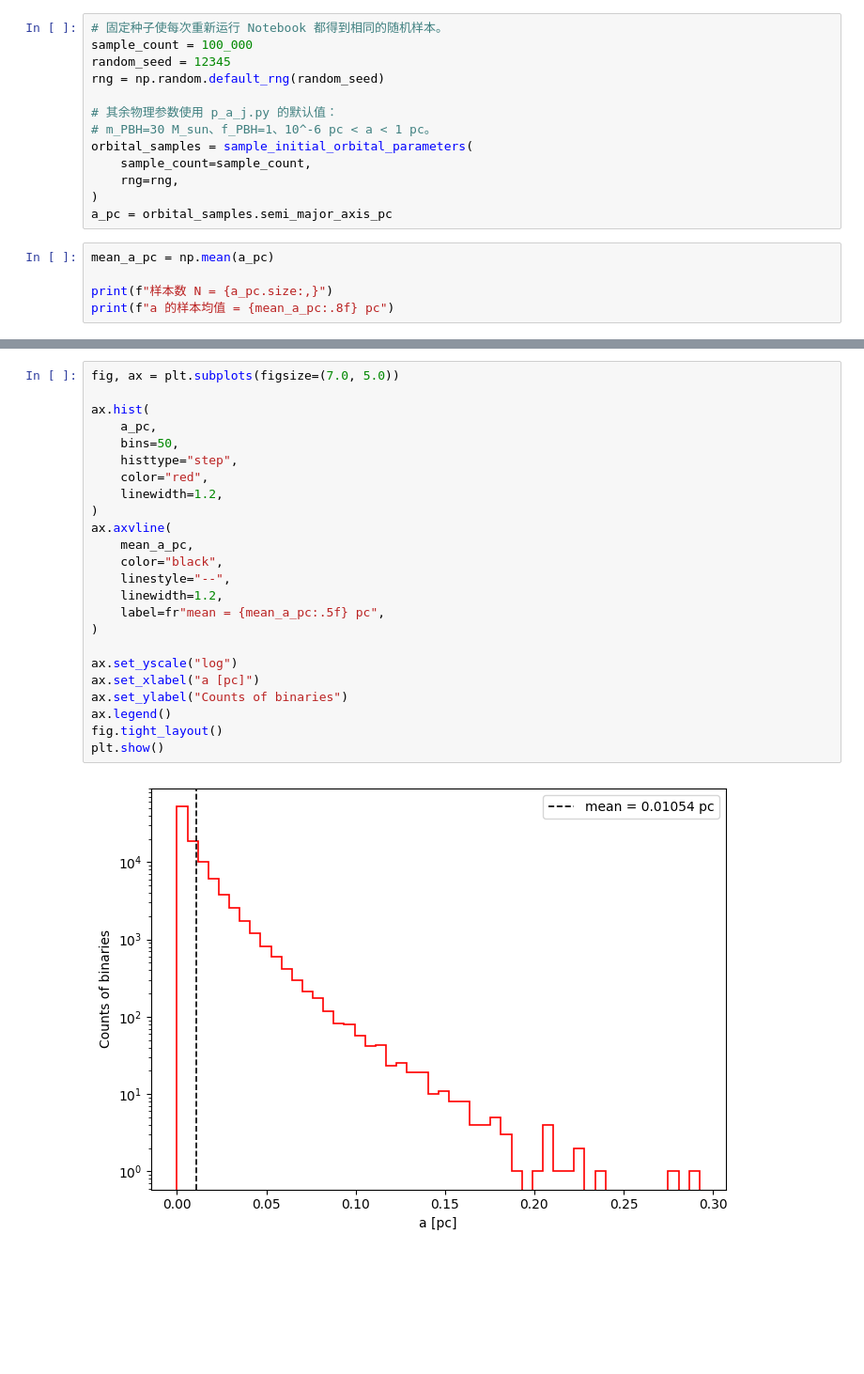
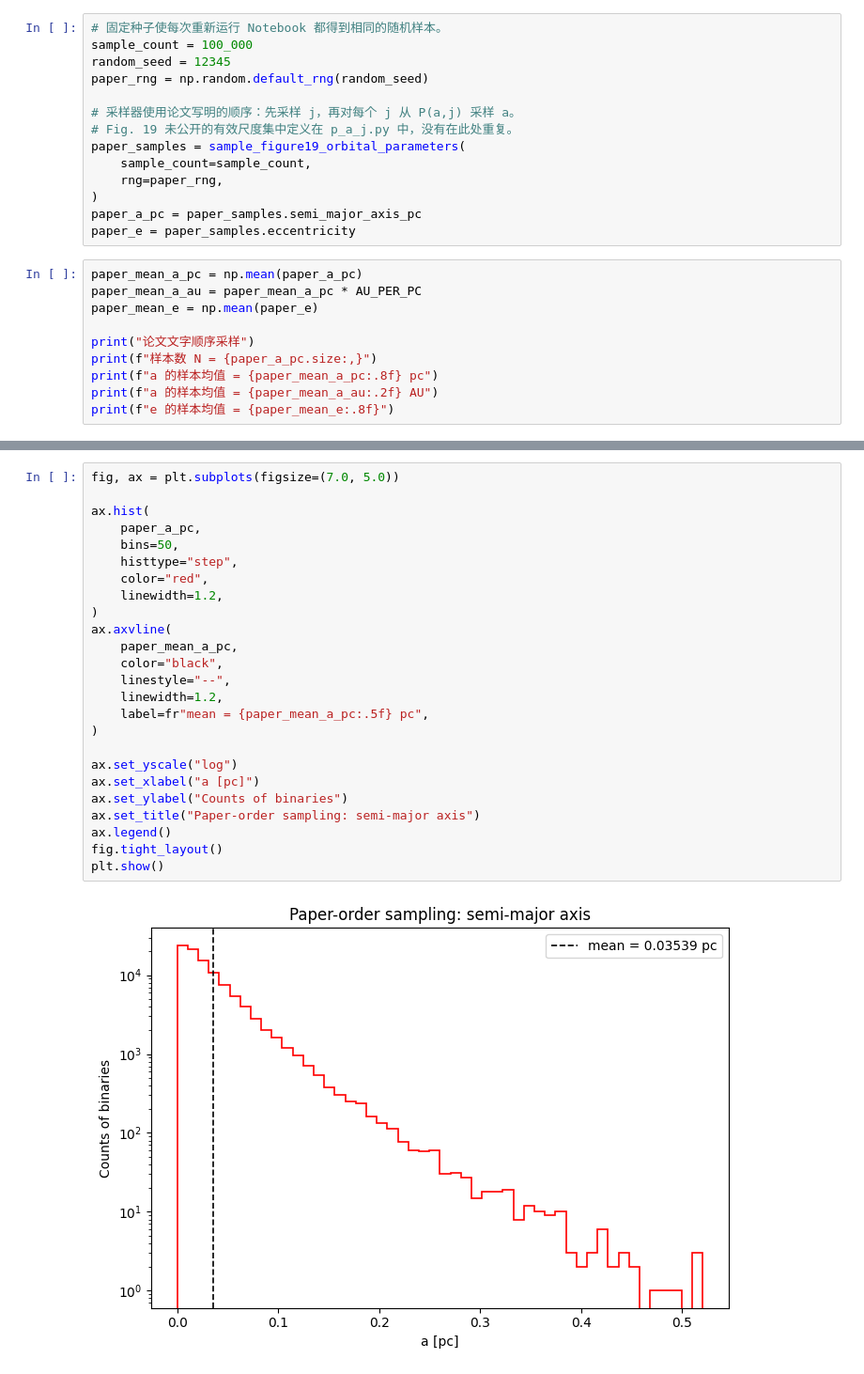
Before and after one commit to zehangstar/2-body-pbh-merger-channel-and-numerical-simulation-, a Jupyter notebook: notebooks/counts.ipynb, the cells around one changed output, grey strips where cells are left out. Shown at 94% size. Drawn from its saved outputs; the diff is of its cells as text; blank space fills up the shorter version.

```diff
--- a/notebooks/counts.ipynb
+++ b/notebooks/counts.ipynb
@@ -24,18 +33,24 @@ from p_a_j import sample_initial_orbital_parameters
 # 固定种子使每次重新运行 Notebook 都得到相同的随机样本。
 sample_count = 100_000
 random_seed = 12345
-rng = np.random.default_rng(random_seed)
+paper_rng = np.random.default_rng(random_seed)
 
-# 其余物理参数使用 p_a_j.py 的默认值：
-# m_PBH=30 M_sun、f_PBH=1、10^-6 pc < a < 1 pc。
-orbital_samples = sample_initial_orbital_parameters(
+# 采样器使用论文写明的顺序：先采样 j，再对每个 j 从 P(a,j) 采样 a。
+# Fig. 19 未公开的有效尺度集中定义在 p_a_j.py 中，没有在此处重复。
+paper_samples = sample_figure19_orbital_parameters(
     sample_count=sample_count,
-    rng=rng,
+    rng=paper_rng,
 )
-a_pc = orbital_samples.semi_major_axis_pc
+paper_a_pc = paper_samples.semi_major_axis_pc
+paper_e = paper_samples.eccentricity
 # %%
-mean_a_pc = np.mean(a_pc)
+paper_mean_a_pc = np.mean(paper_a_pc)
+paper_mean_a_au = paper_mean_a_pc * AU_PER_PC
+paper_mean_e = np.mean(paper_e)
 
-print(f"样本数 N = {a_pc.size:,}")
-print(f"a 的样本均值 = {mean_a_pc:.8f} pc")
+print("论文文字顺序采样")
+print(f"样本数 N = {paper_a_pc.size:,}")
+print(f"a 的样本均值 = {paper_mean_a_pc:.8f} pc")
+print(f"a 的样本均值 = {paper_mean_a_au:.2f} AU")
+print(f"e 的样本均值 = {paper_mean_e:.8f}")
 # %% [output]
@@ -44,26 +62,27 @@ a 的样本均值 = 0.01054027 pc
 # %%
 fig, ax = plt.subplots(figsize=(7.0, 5.0))
 
 ax.hist(
-    a_pc,
+    paper_a_pc,
     bins=50,
     histtype="step",
     color="red",
     linewidth=1.2,
 )
 ax.axvline(
-    mean_a_pc,
+    paper_mean_a_pc,
     color="black",
     linestyle="--",
     linewidth=1.2,
-    label=fr"mean = {mean_a_pc:.5f} pc",
+    label=fr"mean = {paper_mean_a_pc:.5f} pc",
 )
 
 ax.set_yscale("log")
 ax.set_xlabel("a [pc]")
 ax.set_ylabel("Counts of binaries")
+ax.set_title("Paper-order sampling: semi-major axis")
 ax.legend()
 fig.tight_layout()
 plt.show()
 # %% [output]
-[figure, old version]
+[figure, new version]
```
Also changed, not shown: parts of 7 cells of this notebook, 12 other files.
